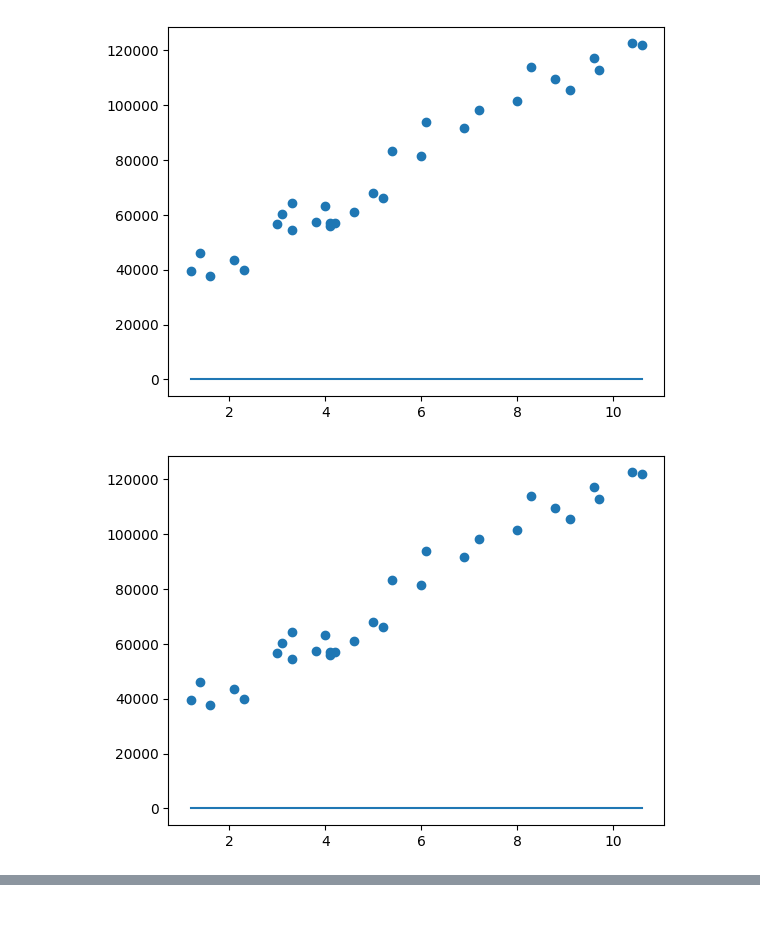
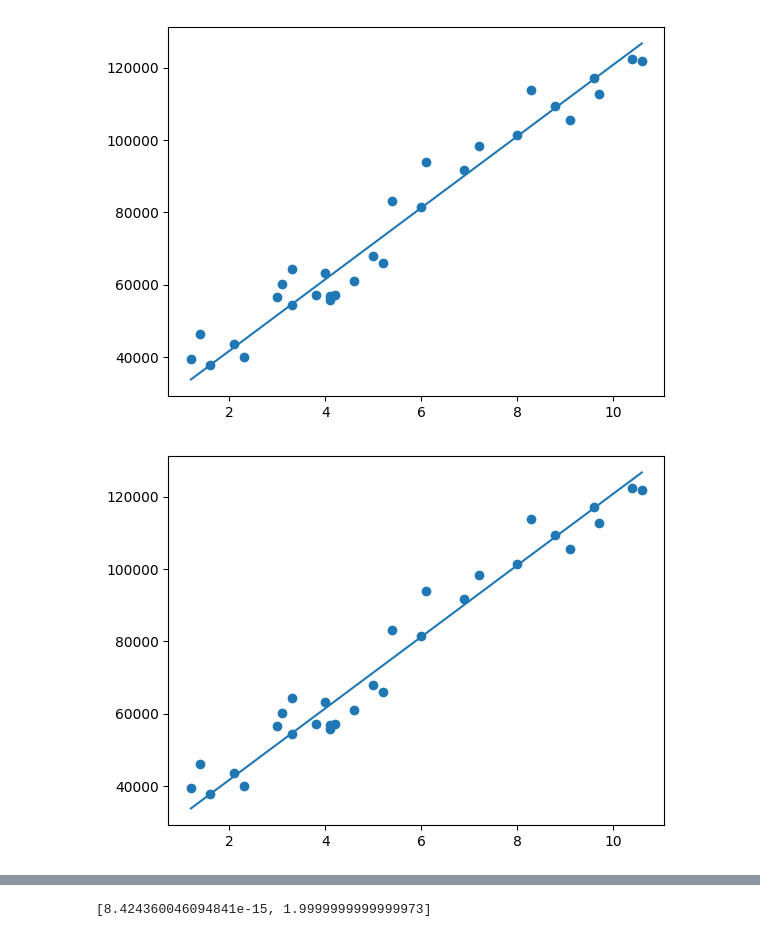
Before and after one commit to finorak/AI-piscine, a Jupyter notebook: module01/ex01/Beginner01.ipynb, the cells around one changed output, grey strips where cells are left out. Saved outputs shown, nothing was run; the diff lists cells and outputs as text; code cells hidden in the pictures.

```diff
--- a/module01/ex01/Beginner01.ipynb
+++ b/module01/ex01/Beginner01.ipynb
@@ -13,5 +13,9 @@ def predict(X, theta):
 def fit(X, y, theta, alpha, num_iters):
   m = X.shape[0]
   for i in range(num_iters):
-    pass
+    y_predict = predict(X, theta)
+    dtheta0 = (1 / m) * ((y_predict - y).sum())
+    dtheta1 = (1 / m) * (((y_predict - y) * X).sum())
+    theta[0] -= alpha * dtheta0
+    theta[1] -= alpha * dtheta1
   return theta
@@ -29,10 +38,9 @@ visualize(theta, X, y)
 # %%
 visualize(fit(X, y, theta, 0.01, 0), X, y)
-visualize(fit(X, y, theta, 0.01, 1), X, y)
 visualize(fit(X, y, theta, 0.01, 2), X, y)
-visualize(fit(X, y, theta, 0.01, 3), X, y)
-visualize(fit(X, y, theta, 0.01, 4), X, y)
-visualize(fit(X, y, theta, 0.01, 1000), X, y)
+# visualize(fit(X, y, theta, 0.01, 3), X, y)
+# visualize(fit(X, y, theta, 0.01, 4), X, y)
+# visualize(fit(X, y, theta, 0.01, 1000), X, y)
 # %% [output]
-[figure, old version]
+[figure, new version]
-[figure, old version]
+[figure, new version]
@@ -42,0 +47,11 @@ visualize(fit(X, y, theta, 0.01, 1000), X, y)
+# %%
+X = pl.Series("X", [1, 2, 3, 4, 5])
+y = pl.Series("y", [2, 4, 6, 8, 10])
+theta = [0.0, 0.0]
+alpha = 0.02
+num_iters = 10000
+
+theta = fit(X, y, theta, alpha, num_iters)
+print(theta)  # should converge close to [0, 2]
+# %% [output]
+[8.424360046094841e-15, 1.9999999999999973]
```
Also changed, not shown: parts of 3 cells of this notebook.
